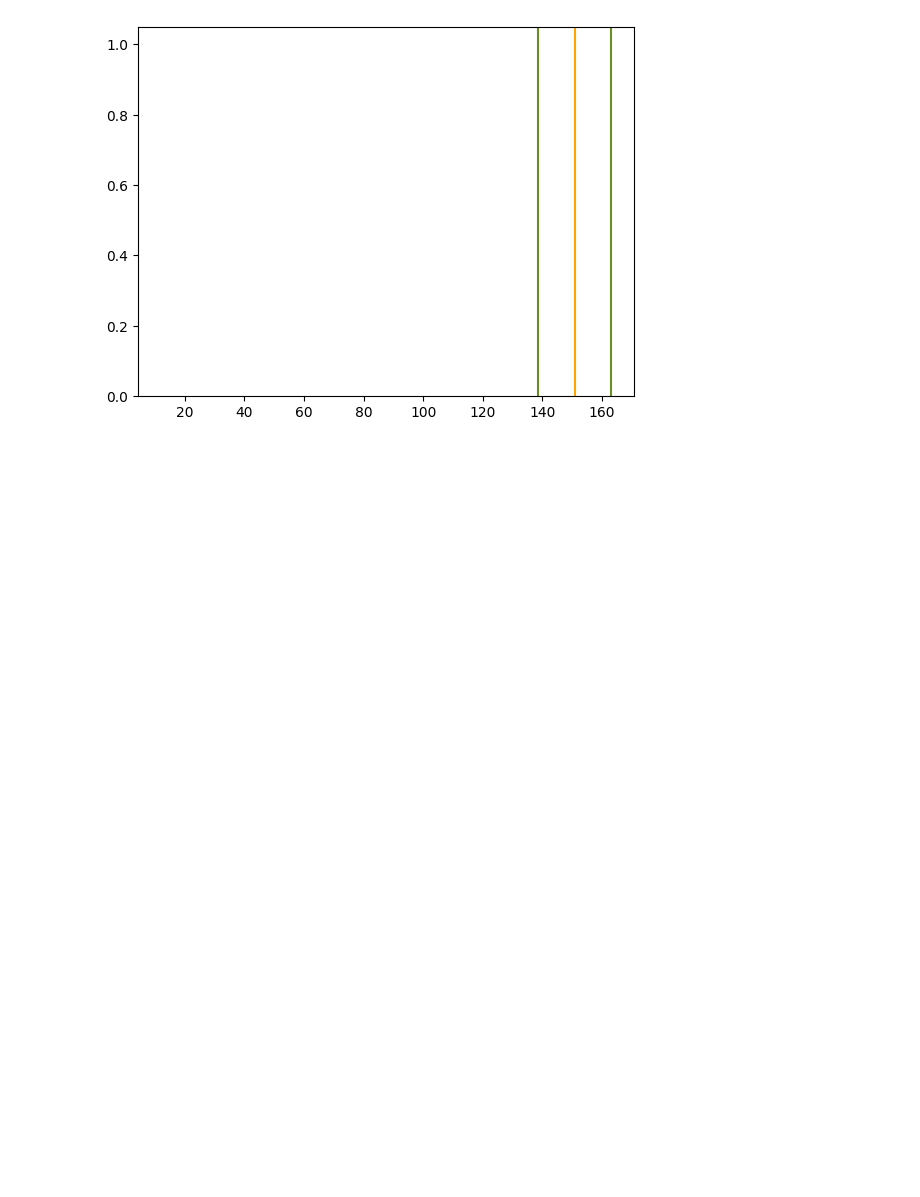
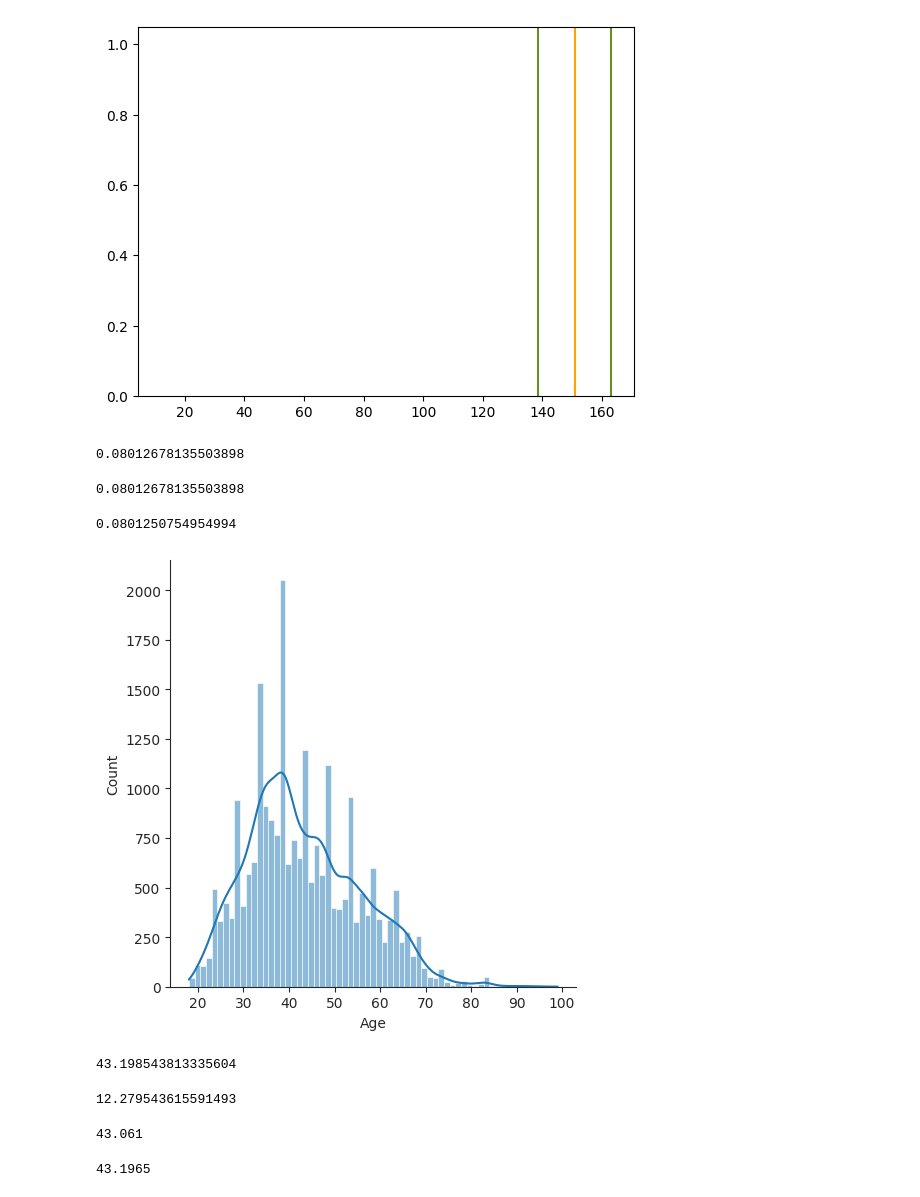
Before and after one commit to clothesstore024/Cloth-shop, a Jupyter notebook: cloth_shop.ipynb, the cells around one changed output. Cells and saved outputs as stored; diff of their text form; code cells hidden in the pictures; blank space fills up the shorter version.

```diff
--- a/cloth_shop.ipynb
+++ b/cloth_shop.ipynb
@@ -115,3 +115,29 @@ plt.axvline(varianse-sigma, color='olivedrab')
 _ = plt.hist(sigma, color = 'lightgray')
 # %% [output]
 [figure]
+# %%
+df['Age'].std()/(df['Age'].size)**(1/2)
+# %% [output]
+0.08012678135503898
+# %%
+st.sem(df['Age'])
+# %% [output]
+0.08012678135503898
+# %%
+st.sem(df['Age'], ddof=0)
+# %% [output]
+0.0801250754954994
+# %%
+sns.set_style('ticks')
+# %%
+_ = sns.displot(df['Age'], kde=True)
+# %% [output]
+[figure, added]
+# %%
+df['Age'].mean()
+# %% [output]
+43.198543813335604
+# %%
+df['Age'].std()
+# %% [output]
+12.279543615591493
@@ -117,0 +147,8 @@ _ = plt.hist(sigma, color = 'lightgray')
+# %%
+x1_sample.mean()
+# %% [output]
+43.061
+# %%
+x2_sample.mean()
+# %% [output]
+43.1965
```
Also changed, not shown: parts of 2 cells of this notebook.
